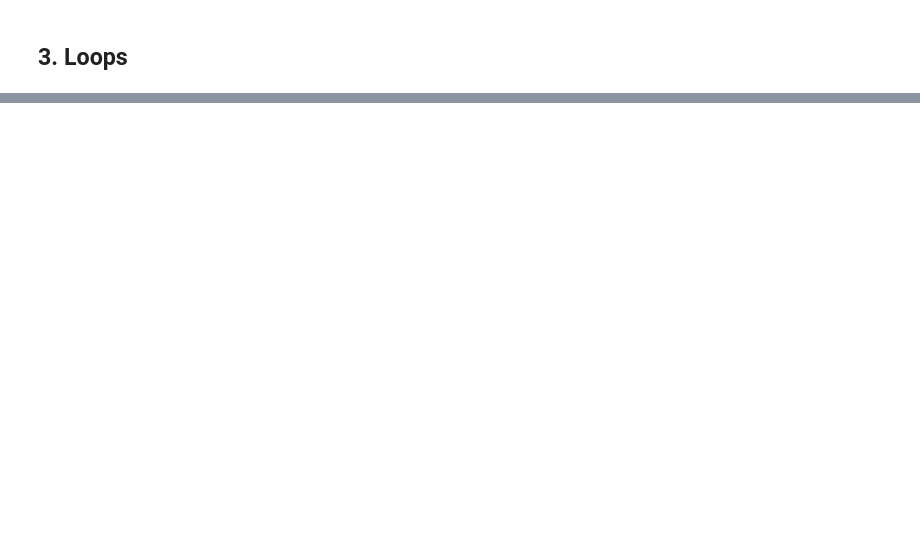
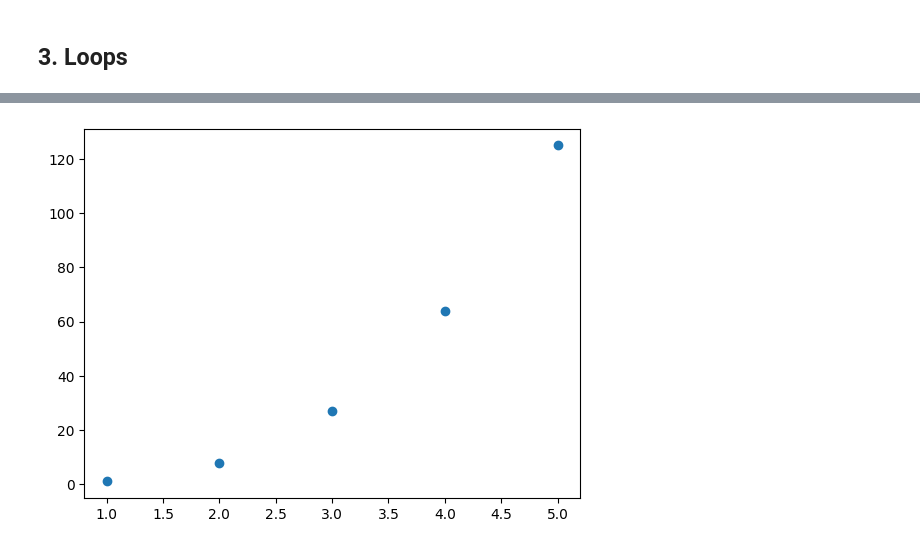
Before and after one commit to pyiu-workshops/pyiu, a Jupyter notebook: crash-course/artemis-ii/artemis_ii.ipynb, the cells around one changed output, grey strips where cells are left out. Drawn from its saved outputs; the diff is of its cells as text; code cells hidden in the pictures; blank space fills up the shorter version.

```diff
--- a/crash-course/artemis-ii/artemis_ii.ipynb
+++ b/crash-course/artemis-ii/artemis_ii.ipynb
@@ -377,0 +419,17 @@ y-coordinates (km): [-18118.720809602753, -18148.561117022582, -18267.3999551542
+# %%
+# For simplicity, let's name each list for its corresponding axis.
+x = [1, 2, 3, 4, 5]
+y = []
+for num in x:
+    y.append(num**3)
+
+# The "scatter" function is housed under the matplotlib.pyplot module, which we imported as "plt".
+# So, we use this function like so:
+plt.scatter(x, y) #### Remove x and y
+# The first two arguments of the function are the lists that contain the data to be plotted on the x- and y-axes!
+
+plt.show()
+# Whenever we use a function in Matplotlib that generates a plot,
+# we use this command to tell the computer to print our resulting graph.
+# %% [output]
+[figure, added]
```
Also changed, not shown: parts of 41 cells of this notebook, 1 other file.
